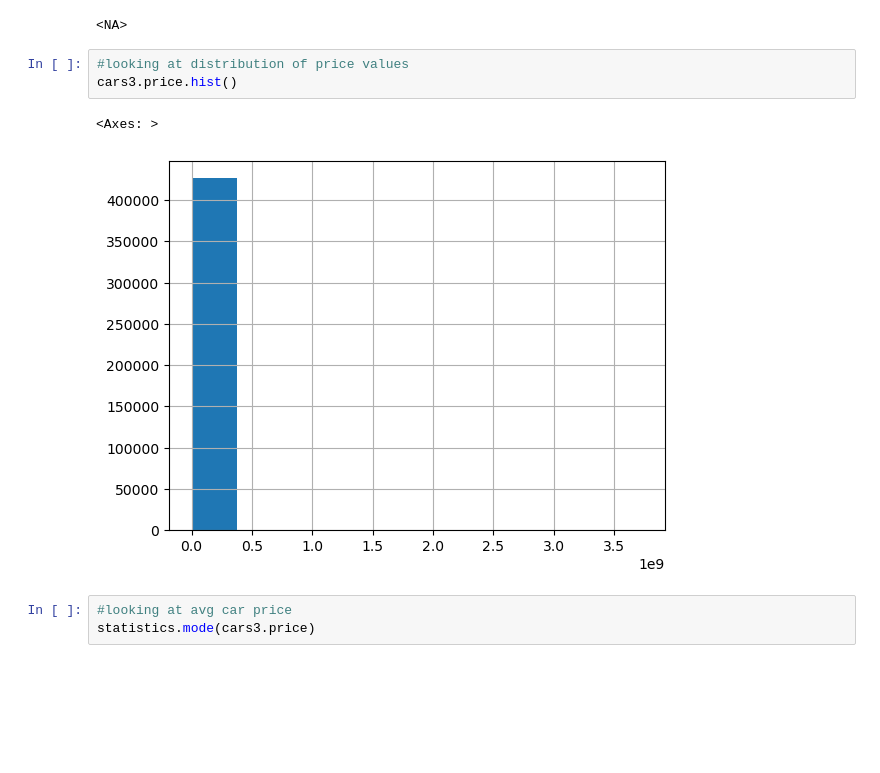
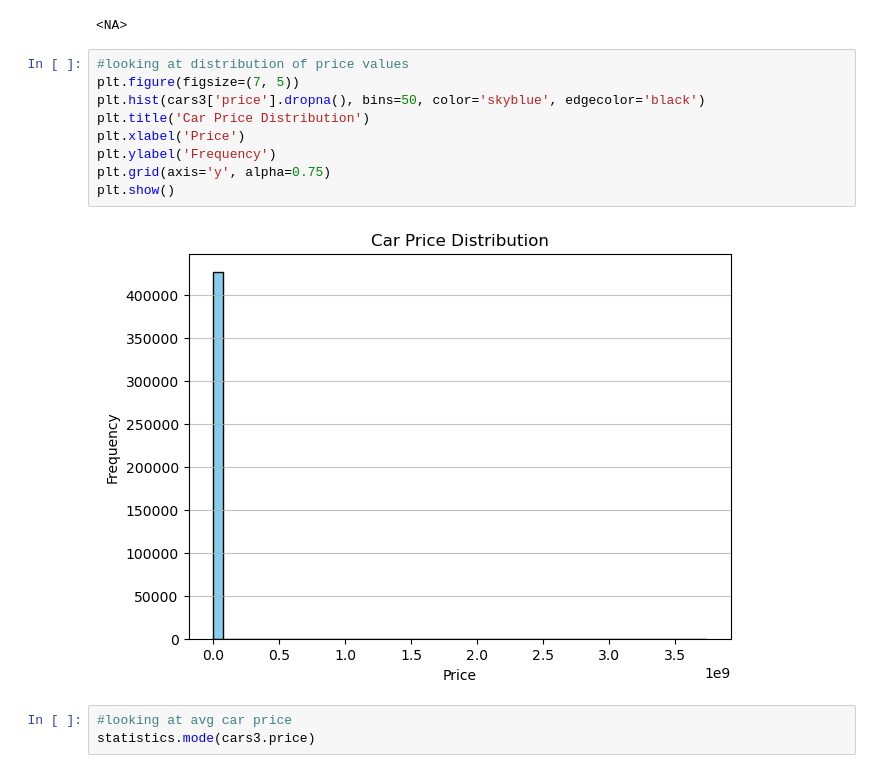
Before and after one commit to Ellen-Kajca/Practical2, a Jupyter notebook: EllenKajcaPractical.ipynb, the cells around one changed output. Saved outputs shown, nothing was run; the diff lists cells and outputs as text; blank space fills up the shorter version.

```diff
--- a/EllenKajcaPractical.ipynb
+++ b/EllenKajcaPractical.ipynb
@@ -183,12 +188,17 @@ cars3.odometer.hist()
 statistics.mode(cars3.odometer)
 # %% [output]
 <NA>
-# %%
-#looking at distribution of price values
-cars3.price.hist()
-# %% [output]
-<Axes: >
-[figure, removed]
+# %%
+#looking at distribution of price values
+plt.figure(figsize=(7, 5))
+plt.hist(cars3['price'].dropna(), bins=50, color='skyblue', edgecolor='black')
+plt.title('Car Price Distribution')
+plt.xlabel('Price')
+plt.ylabel('Frequency')
+plt.grid(axis='y', alpha=0.75)
+plt.show()
+# %% [output]
+[figure, added]
 # %%
 #looking at avg car price
 statistics.mode(cars3.price)
```
Also changed, not shown: parts of 24 cells of this notebook.
